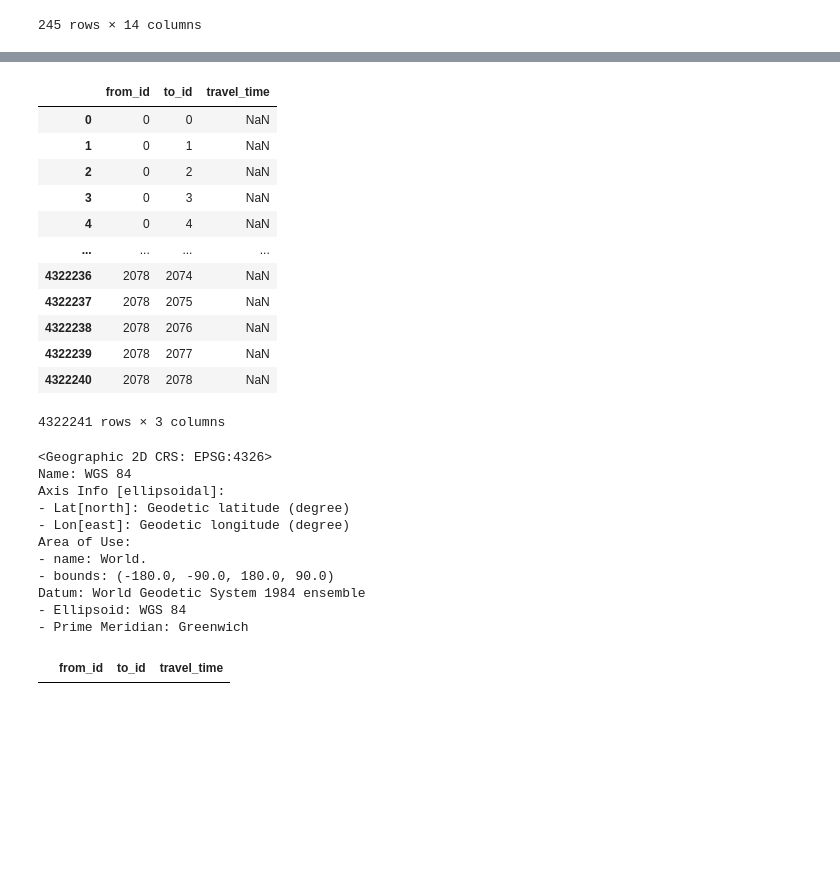
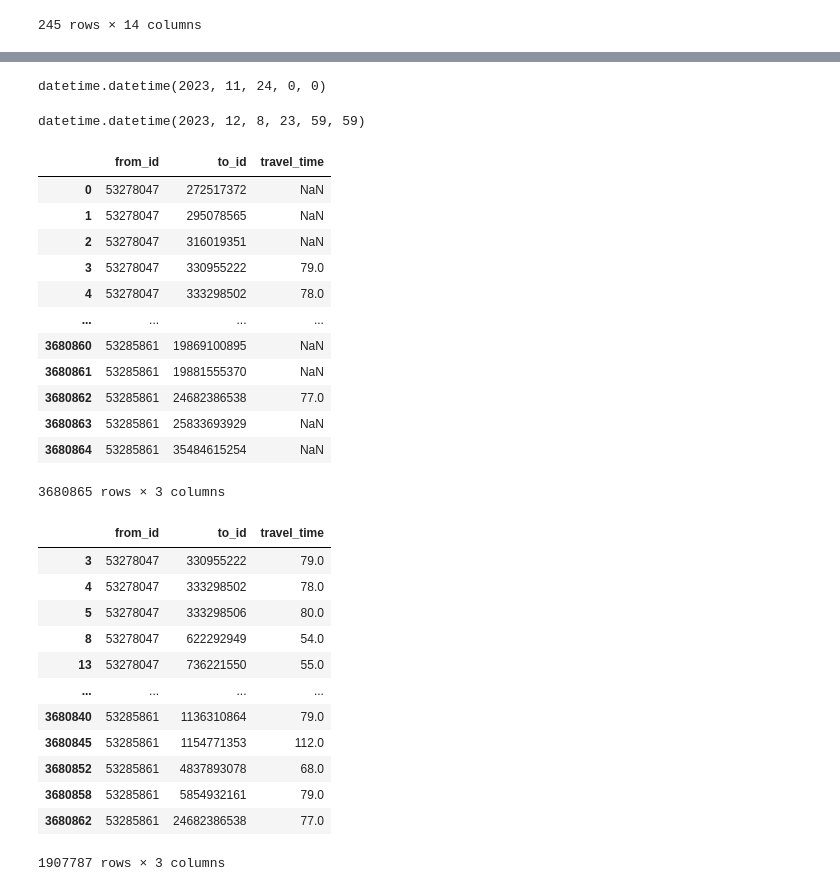
Before and after one commit to Chwiggy/BA-Thesis, a Jupyter notebook: src/playground.ipynb, the cells around one changed output, grey strips where cells are left out. Cells and saved outputs as stored; diff of their text form; code cells hidden in the pictures; blank space fills up the shorter version.

```diff
--- a/src/playground.ipynb
+++ b/src/playground.ipynb
@@ -255,47 +184,56 @@ hexgrid_heidelberg_centroids
+# %%
+layer = transport_network_rnv.transit_layer
+layer.start_date
+# %% [output]
+datetime.datetime(2023, 11, 24, 0, 0)
+# %%
+layer.end_date
+# %% [output]
+datetime.datetime(2023, 12, 8, 23, 59, 59)
 # %%
-stops_gdf['id'] = range(0, 0 + len(stops_gdf))
+# stops_gdf['id'] = range(0, 0 + len(stops_gdf))
 
 travel_time_matrix_computer = r5py.TravelTimeMatrixComputer(
-    transport_network,
-    origins= stops_gdf,
-    destinations= stops_gdf,
-    departure=datetime.datetime(2022, 3, 27, 6, 30),
+    transport_network_rnv,
+    origins= hexgrid_heidelberg_centroids,
+    destinations= schools_points,
+    departure=datetime.datetime(2023, 12, 5, 6, 30),
     transport_modes=[
-        r5py.TransportMode.CAR],
+        r5py.TransportMode.WALK,
+        r5py.TransportMode.TRANSIT
+        ],
 )
 
 school_run = travel_time_matrix_computer.compute_travel_times()
 school_run
 # %% [output]
 |  | from_id | to_id | travel_time |
-| 0 | 0 | 0 | NaN |
-| 1 | 0 | 1 | NaN |
-| 2 | 0 | 2 | NaN |
-| 3 | 0 | 3 | NaN |
-| 4 | 0 | 4 | NaN |
+| 0 | 53278047 | 272517372 | NaN |
+| 1 | 53278047 | 295078565 | NaN |
+| 2 | 53278047 | 316019351 | NaN |
+| 3 | 53278047 | 330955222 | 79.0 |
+| 4 | 53278047 | 333298502 | 78.0 |
 | ... | ... | ... | ... |
-| 4322236 | 2078 | 2074 | NaN |
-| 4322237 | 2078 | 2075 | NaN |
-| 4322238 | 2078 | 2076 | NaN |
-| 4322239 | 2078 | 2077 | NaN |
-| 4322240 | 2078 | 2078 | NaN |
+| 3680860 | 53285861 | 19869100895 | NaN |
+| 3680861 | 53285861 | 19881555370 | NaN |
+| 3680862 | 53285861 | 24682386538 | 77.0 |
+| 3680863 | 53285861 | 25833693929 | NaN |
+| 3680864 | 53285861 | 35484615254 | NaN |
-4322241 rows × 3 columns
+3680865 rows × 3 columns
-# %%
-stops_gdf.crs
-# %% [output]
-<Geographic 2D CRS: EPSG:4326>
-Name: WGS 84
-Axis Info [ellipsoidal]:
-- Lat[north]: Geodetic latitude (degree)
-- Lon[east]: Geodetic longitude (degree)
-Area of Use:
-- name: World.
-- bounds: (-180.0, -90.0, 180.0, 90.0)
-Datum: World Geodetic System 1984 ensemble
-- Ellipsoid: WGS 84
-- Prime Meridian: Greenwich
 # %%
 non_na_traveltimes = school_run[~school_run['travel_time'].isna()]
 non_na_traveltimes
 # %% [output]
 |  | from_id | to_id | travel_time |
+| 3 | 53278047 | 330955222 | 79.0 |
+| 4 | 53278047 | 333298502 | 78.0 |
+| 5 | 53278047 | 333298506 | 80.0 |
+| 8 | 53278047 | 622292949 | 54.0 |
+| 13 | 53278047 | 736221550 | 55.0 |
+| ... | ... | ... | ... |
+| 3680840 | 53285861 | 1136310864 | 79.0 |
+| 3680845 | 53285861 | 1154771353 | 112.0 |
+| 3680852 | 53285861 | 4837893078 | 68.0 |
+| 3680858 | 53285861 | 5854932161 | 79.0 |
+| 3680862 | 53285861 | 24682386538 | 77.0 |
+1907787 rows × 3 columns
```
Also changed, not shown: parts of 15 cells of this notebook.
